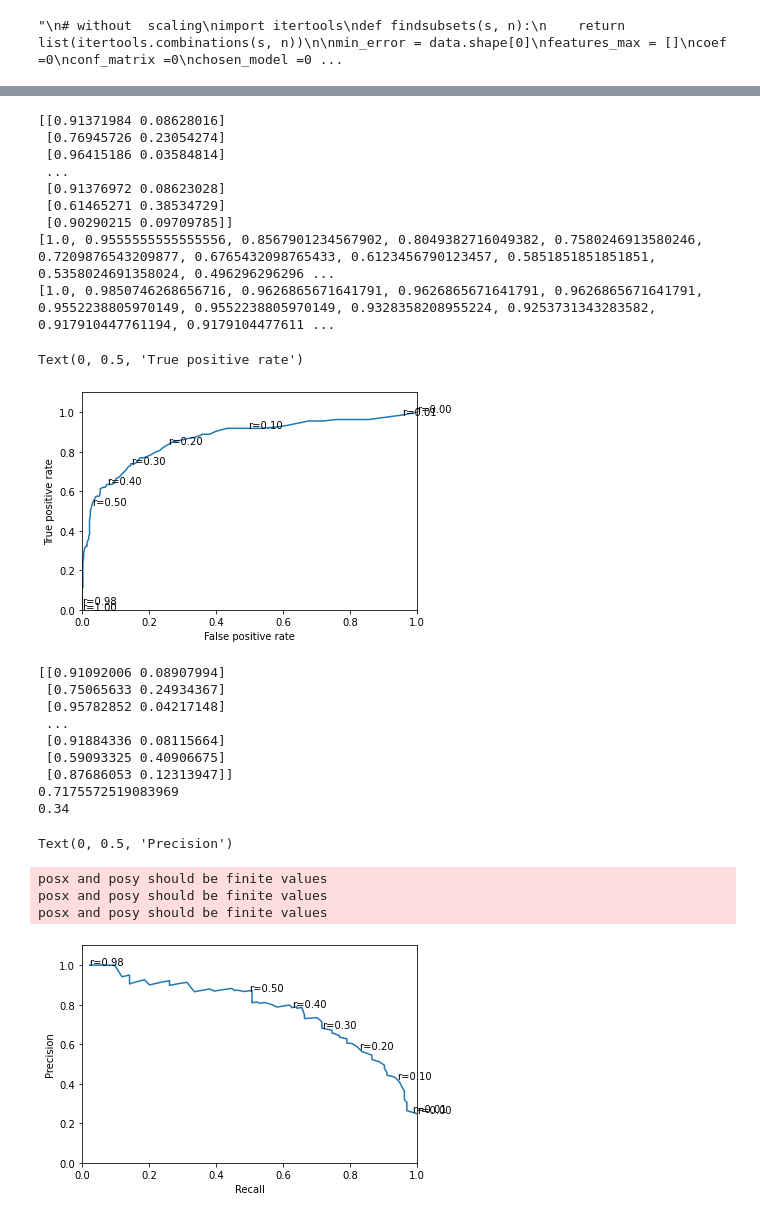
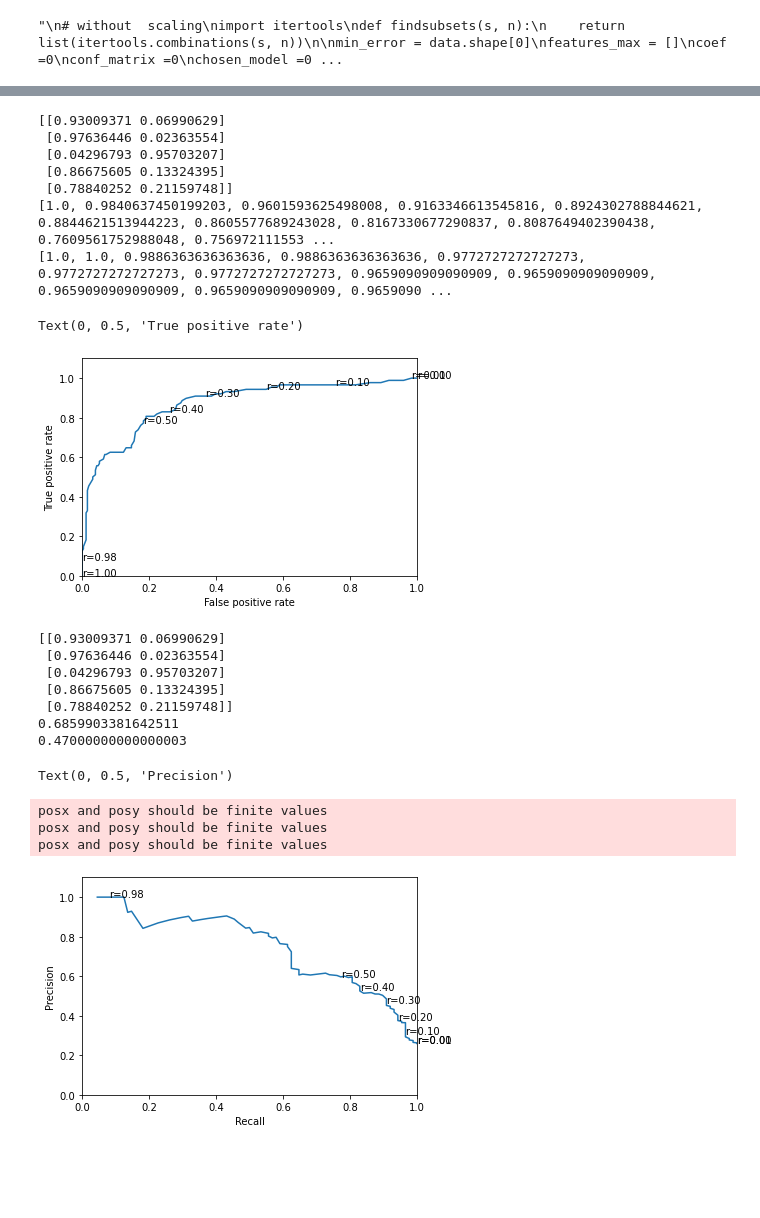
Before and after one commit to IZ001/Stat-Machine-Learning, a Jupyter notebook: Project_SML.ipynb, the cells around one changed output, grey strips where cells are left out. Saved outputs shown, nothing was run; the diff lists cells and outputs as text; code cells hidden in the pictures; blank space fills up the shorter version.

Commit message:
n=7 with class weights, all works

```diff
--- a/Project_SML.ipynb
+++ b/Project_SML.ipynb
@@ -309,7 +309,7 @@ data['Number of fem act^2'] = data['Number of female actors']*data['Number of fe
 
 
 np.random.seed(1)
-trainI = np.random.choice(data.shape[0], size= 500, replace=False)
+trainI = np.random.choice(data.shape[0], size= 700, replace=False)
 trainIndex = data.index.isin(trainI)
 
 train = data.iloc[trainIndex]
@@ -331,12 +331,13 @@ chosen_model =0
 
 
 s = {'Number words female', 'Total words', 'Number of words lead', 'Difference in words lead and co-lead', 'Number of male actors', 'Year', 'Number of female actors', 'Number words male', 'Gross', 'Mean Age Male', 'Mean Age Female','Age Lead', 'Age Co-Lead'}
-n = 10
+n = 7
 
 # define model
 #weights = {0:1.0, 1:2.0}
 #model = LogisticRegression(solver='lbfgs', class_weight=weights)
-model = skl_lm.LogisticRegression(solver ='lbfgs')
+weights = {0:1.0, 1:3.0}
+model = skl_lm.LogisticRegression(solver ='lbfgs', class_weight=weights)
 
 subsets = findsubsets(s, n)
 for s in subsets:
@@ -358,7 +359,7 @@ for s in subsets:
   #print(model.classes_)
   #print(predict_prob[0:5])
 
-  prediction = np.where(predict_prob[:,1] > 0.34, 1, 0)
+  prediction = np.where(predict_prob[:,1] > 0.47, 1, 0)
 
   #Misclassification error
   error = np.mean(prediction != y_test)
@@ -375,5 +376,5 @@ print(min_error)
 print(chosen_model.coef_)
 print(chosen_model.classes_)
 print(conf_matrix)
-print(prob)
+print(prob[:5])
 # %% [output]
@@ -477,6 +474,7 @@ None
 
 # True positive rate = TP/P = TP/(TP + FN)
 # False pos rate = FP /N = FP/(FP + TN)
+print(prob[:5])
 
 true_positive_rate = []
 false_positive_rate = []
@@ -503,7 +501,7 @@ N = np.sum(y_test == negative_class)
 prediction = np.empty(len(x_test), dtype ='object')
 
 tr_val = np.linspace(0.00 , 1, num =101)
-print(prob)
+
 for k in tr_val:
   prediction = np.where(prob[:,1] > k, positive_class, negative_class)
 
@@ -525,17 +523,15 @@ plt.xlim([0,1])
 plt.xlabel('False positive rate')
 plt.ylabel('True positive rate')
 # %% [output]
-[[0.91371984 0.08628016]
- [0.76945726 0.23054274]
- [0.96415186 0.03584814]
- ...
- [0.91376972 0.08623028]
- [0.61465271 0.38534729]
- [0.90290215 0.09709785]]
-[1.0, 0.9555555555555556, 0.8567901234567902, 0.8049382716049382, 0.7580246913580246, 0.7209876543209877, 0.6765432098765433, 0.6123456790123457, 0.5851851851851851, 0.5358024691358024, 0.496296296296 ...
-[1.0, 0.9850746268656716, 0.9626865671641791, 0.9626865671641791, 0.9626865671641791, 0.9552238805970149, 0.9552238805970149, 0.9328358208955224, 0.9253731343283582, 0.917910447761194, 0.9179104477611 ...
+[[0.93009371 0.06990629]
+ [0.97636446 0.02363554]
+ [0.04296793 0.95703207]
+ [0.86675605 0.13324395]
+ [0.78840252 0.21159748]]
+[1.0, 0.9840637450199203, 0.9601593625498008, 0.9163346613545816, 0.8924302788844621, 0.8844621513944223, 0.8605577689243028, 0.8167330677290837, 0.8087649402390438, 0.7609561752988048, 0.756972111553 ...
+[1.0, 1.0, 0.9886363636363636, 0.9886363636363636, 0.9772727272727273, 0.9772727272727273, 0.9772727272727273, 0.9659090909090909, 0.9659090909090909, 0.9659090909090909, 0.9659090909090909, 0.9659090 ...
 Text(0, 0.5, 'True positive rate')
-[figure, old version]
+[figure, new version]
 # %%
 #The precision -recall curve With scaling
 
@@ -562,14 +558,14 @@ P = np.sum(y_test == positive_class)
 #model.fit(scaler.transform(x_train), y_train )
 #predict_prob = model.predict_proba(scaler.transform(x_test))
 
-print(prob)
+print(prob[:5])
 
 prediction = np.empty(len(x_test), dtype ='object')
 
 tr_val = np.linspace(0.00 , 1, num =101)
 #print(model.classes_)
-#f1_max = 0
-#k_f1 = 0
+f1_max = 0
+k_f1 = 0
 
 for k in tr_val:
   prediction = np.where(prob[:,1] > k, positive_class, negative_class)
@@ -578,40 +574,38 @@ for k in tr_val:
 
   rec = tr_pos/P
   prec = tr_pos/P_star
 
   f1 = 2*prec*rec/(prec+rec)
   if f1_max < f1:
     f1_max =f1
     k_f1 = k
 
   recall.append(tr_pos/P)
   precision.append(tr_pos/P_star)
 
 #print(recall)
 #print(precision)
 print(f1_max)
 print(k_f1)
 
 plt.plot(recall, precision)
 for idx in [0, 1, 10, 20, 30,40, 50, 98, 100]:
   plt.text(recall[idx], precision[idx], f'r={tr_val[idx]:.2f}')
 
 plt.ylim([0, 1.1])
 plt.xlim([0,1])
 plt.xlabel('Recall')
 plt.ylabel('Precision')
 # %% [output]
-[[0.91092006 0.08907994]
- [0.75065633 0.24934367]
- [0.95782852 0.04217148]
- ...
- [0.91884336 0.08115664]
- [0.59093325 0.40906675]
- [0.87686053 0.12313947]]
-0.7175572519083969
-0.34
+[[0.93009371 0.06990629]
+ [0.97636446 0.02363554]
+ [0.04296793 0.95703207]
+ [0.86675605 0.13324395]
+ [0.78840252 0.21159748]]
+0.6859903381642511
+0.47000000000000003
 Text(0, 0.5, 'Precision')
 posx and posy should be finite values
 posx and posy should be finite values
 posx and posy should be finite values
-[figure, old version]
+[figure, new version]
```
Also changed, not shown: parts of 4 cells of this notebook.
